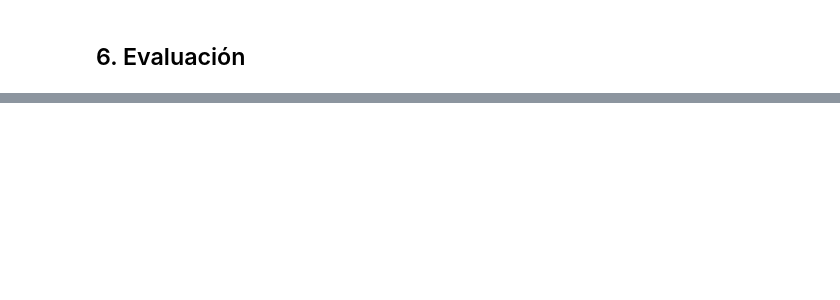
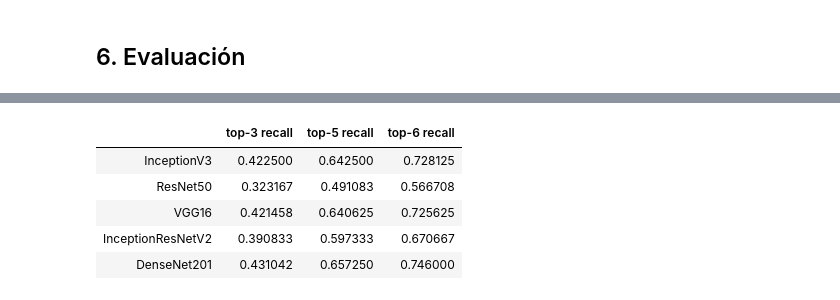
Before and after one commit to akepa/attribute-detection-in-fashon-images, a Jupyter notebook: DeepFashion_VersionReducida.ipynb, the cells around one changed output, grey strips where cells are left out. Saved outputs shown, nothing was run; the diff lists cells and outputs as text; code cells hidden in the pictures; blank space fills up the shorter version.

```diff
--- a/DeepFashion_VersionReducida.ipynb
+++ b/DeepFashion_VersionReducida.ipynb
@@ -779,0 +814,17 @@ Found 4000 validated image filenames.
+# %%
+list_of_lists = []
+list_of_lists.append(inceptionV3_test_res[1].values())
+list_of_lists.append(resnet50_test_res[1].values())
+list_of_lists.append(vgg16_test_res[1].values())
+list_of_lists.append(inceptionResNetV2_test_res[1].values())
+list_of_lists.append(densenet201_test_res[1].values())
+
+pd.DataFrame(list_of_lists, columns=['top-3 recall', 'top-5 recall', 'top-6 recall'],
+             index=['InceptionV3', 'ResNet50', 'VGG16', 'InceptionResNetV2', 'DenseNet201'])
+# %% [output]
+|  | top-3 recall | top-5 recall | top-6 recall |
+| InceptionV3 | 0.422500 | 0.642500 | 0.728125 |
+| ResNet50 | 0.323167 | 0.491083 | 0.566708 |
+| VGG16 | 0.421458 | 0.640625 | 0.725625 |
+| InceptionResNetV2 | 0.390833 | 0.597333 | 0.670667 |
+| DenseNet201 | 0.431042 | 0.657250 | 0.746000 |
```
Also changed, not shown: parts of 22 cells of this notebook.
